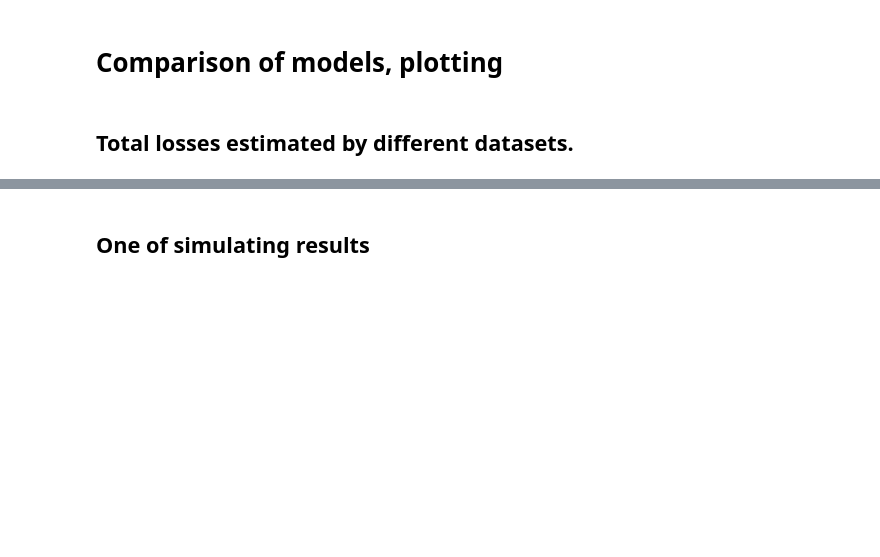
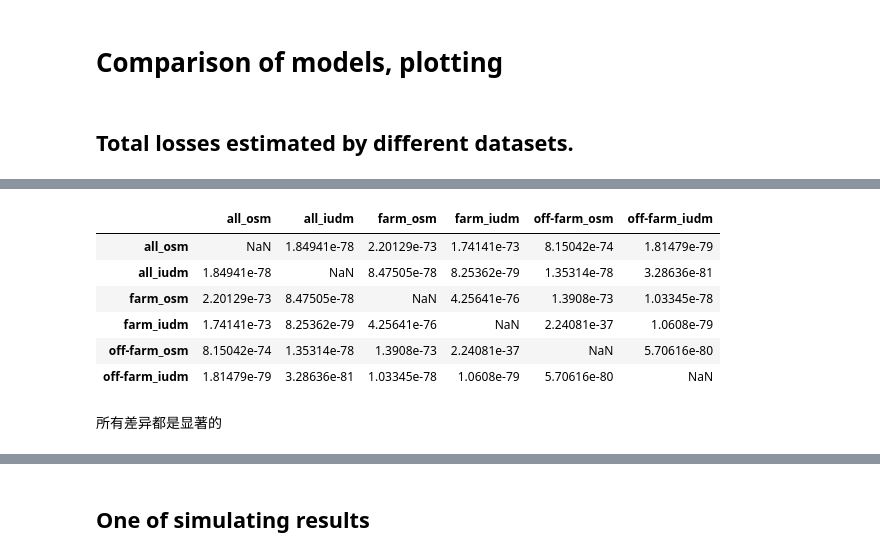
Before and after one commit to SongshGeo/Collective-Memory, a Jupyter notebook: plotting_result3.ipynb, the cells around one changed output, grey strips where cells are left out. Saved outputs shown, nothing was run; the diff lists cells and outputs as text; code cells hidden in the pictures; blank space fills up the shorter version.

```diff
--- a/plotting_result3.ipynb
+++ b/plotting_result3.ipynb
@@ -29,0 +36,27 @@ an average total loss of floods in 100-times repeated simulation are 8.27% decre
+# %%
+# 计算显著性
+datasets = {}
+for dataset in ['all', 'farm', 'off-farm']:
+    for model in ['loss_osm', 'loss_iudm']:
+        datasets[dataset + "_" + model.split('_')[-1]] = df[df['used dataset'] == dataset][model]
+names = datasets.keys()
+
+p_value_df = pd.DataFrame(index=datasets.keys(), columns=datasets.keys())
+for i, name in enumerate(names):
+    for j, name2 in enumerate(names):
+        if j == i: continue
+        else:
+            p_value = ttest_rel(datasets[name], datasets[name2])[1]
+            p_value_df.loc[name, name2] = p_value
+
+p_value_df
+# %% [output]
+|  | all_osm | all_iudm | farm_osm | farm_iudm | off-farm_osm | off-farm_iudm |
+| all_osm | NaN | 1.84941e-78 | 2.20129e-73 | 1.74141e-73 | 8.15042e-74 | 1.81479e-79 |
+| all_iudm | 1.84941e-78 | NaN | 8.47505e-78 | 8.25362e-79 | 1.35314e-78 | 3.28636e-81 |
+| farm_osm | 2.20129e-73 | 8.47505e-78 | NaN | 4.25641e-76 | 1.3908e-73 | 1.03345e-78 |
+| farm_iudm | 1.74141e-73 | 8.25362e-79 | 4.25641e-76 | NaN | 2.24081e-37 | 1.0608e-79 |
+| off-farm_osm | 8.15042e-74 | 1.35314e-78 | 1.3908e-73 | 2.24081e-37 | NaN | 5.70616e-80 |
+| off-farm_iudm | 1.81479e-79 | 3.28636e-81 | 1.03345e-78 | 1.0608e-79 | 5.70616e-80 | NaN |
+# %% [markdown]
+所有差异都是显著的
```
Also changed, not shown: parts of 12 cells of this notebook, 1 other file.
